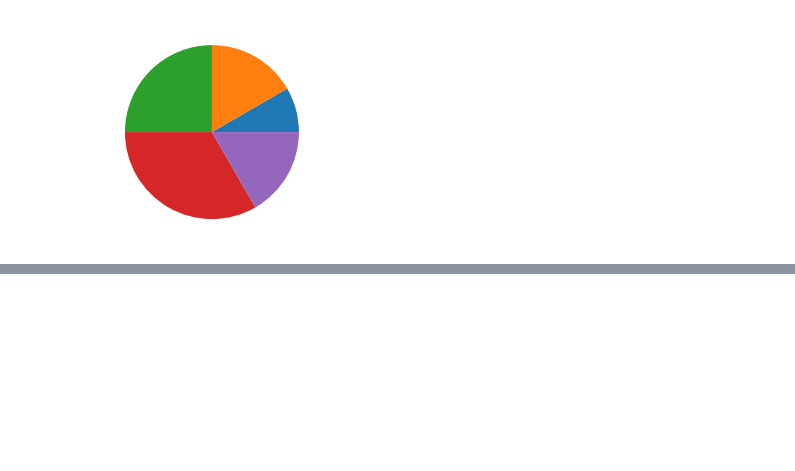
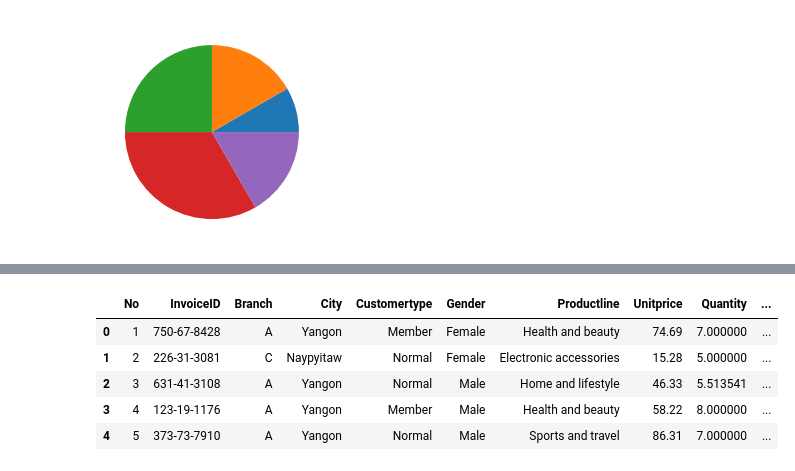
Before and after one commit to mani456256/INT213-K19PV-, a Jupyter notebook: data_anlyisis.ipynb, the cells around one changed output, grey strips where cells are left out. Cells and saved outputs as stored; diff of their text form; code cells hidden in the pictures; blank space fills up the shorter version.

```diff
--- a/data_anlyisis.ipynb
+++ b/data_anlyisis.ipynb
@@ -286,0 +350,11 @@ df.describe()
+# %%
+df.Quantity.fillna(df.Quantity.mean(),inplace = True)
+# %%
+df.head()
+# %% [output]
+|  | No | InvoiceID | Branch | City | Customertype | Gender | Productline | Unitprice | Quantity | ... |
+| 0 | 1 | 750-67-8428 | A | Yangon | Member | Female | Health and beauty | 74.69 | 7.000000 | ... |
+| 1 | 2 | 226-31-3081 | C | Naypyitaw | Normal | Female | Electronic accessories | 15.28 | 5.000000 | ... |
+| 2 | 3 | 631-41-3108 | A | Yangon | Normal | Male | Home and lifestyle | 46.33 | 5.513541 | ... |
+| 3 | 4 | 123-19-1176 | A | Yangon | Member | Male | Health and beauty | 58.22 | 8.000000 | ... |
+| 4 | 5 | 373-73-7910 | A | Yangon | Normal | Male | Sports and travel | 86.31 | 7.000000 | ... |
```
Also changed, not shown: parts of 10 cells of this notebook.
